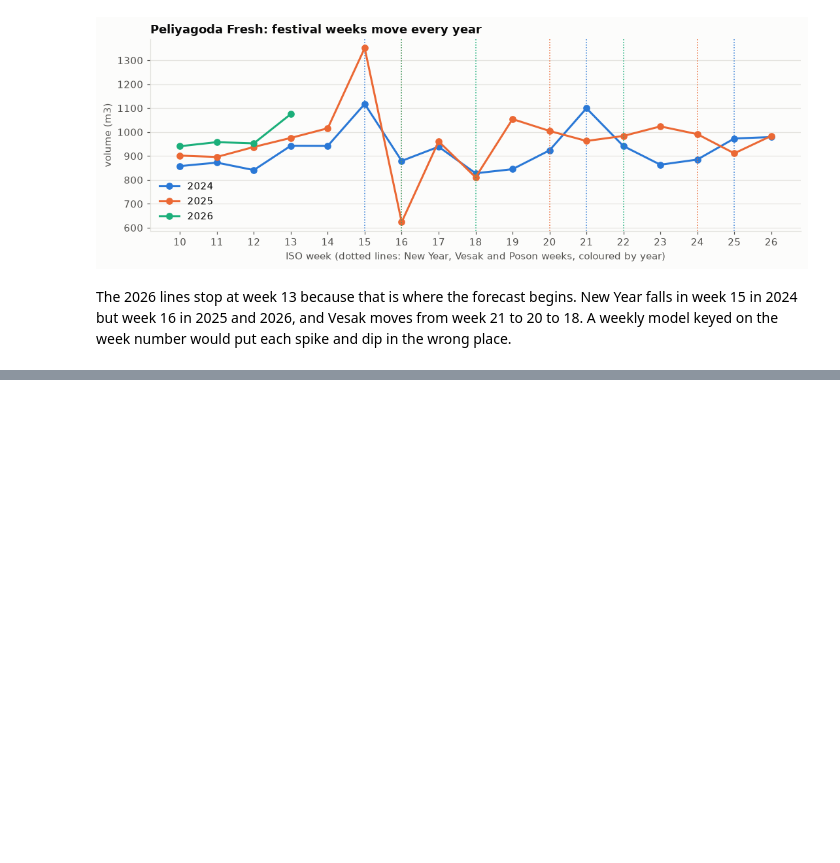
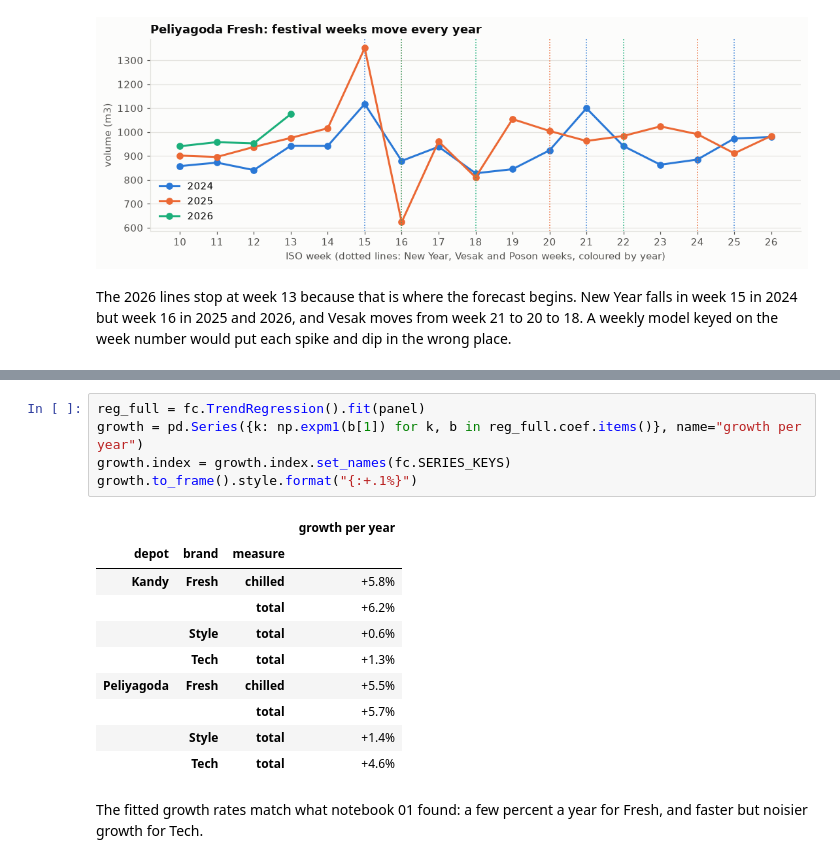
Before and after one commit to sameera-ekanayaka/Xora_Datathon, a Jupyter notebook: notebooks/06_task2a_demand_forecast.ipynb, the cells around one changed output, grey strips where cells are left out. Drawn from its saved outputs; the diff is of its cells as text; blank space fills up the shorter version.

Commit message:
Fit the trend regression and report growth per series

```diff
--- a/notebooks/06_task2a_demand_forecast.ipynb
+++ b/notebooks/06_task2a_demand_forecast.ipynb
@@ -97,0 +110,18 @@ The 2026 lines stop at week 13 because that is where the forecast begins. New Ye
+# %%
+reg_full = fc.TrendRegression().fit(panel)
+growth = pd.Series({k: np.expm1(b[1]) for k, b in reg_full.coef.items()}, name="growth per year")
+growth.index = growth.index.set_names(fc.SERIES_KEYS)
+growth.to_frame().style.format("{:+.1%}")
+# %% [output]
+|  |  |  | growth per year |
+| depot | brand | measure |  |
+| Kandy | Fresh | chilled | +5.8% |
+|  |  | total | +6.2% |
+|  | Style | total | +0.6% |
+|  | Tech | total | +1.3% |
+| Peliyagoda | Fresh | chilled | +5.5% |
+|  |  | total | +5.7% |
+|  | Style | total | +1.4% |
+|  | Tech | total | +4.6% |
+# %% [markdown]
+The fitted growth rates match what notebook 01 found: a few percent a year for Fresh, and faster but noisier growth for Tech.
```
Also changed, not shown: parts of 1 cell of this notebook.
